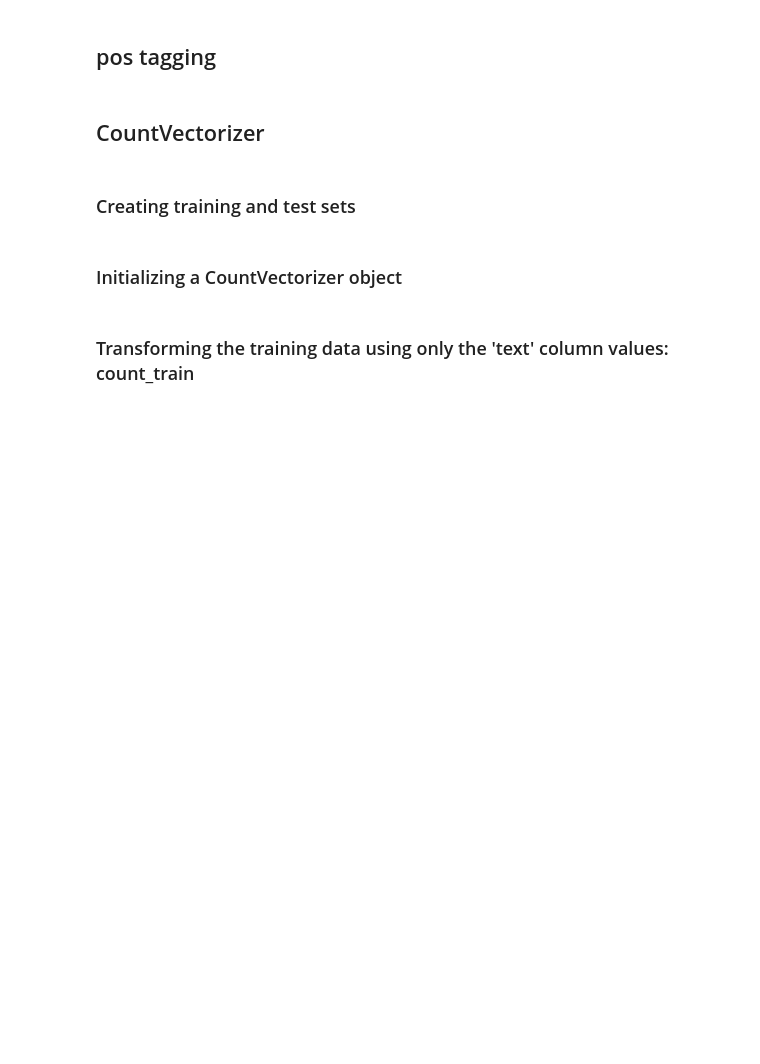
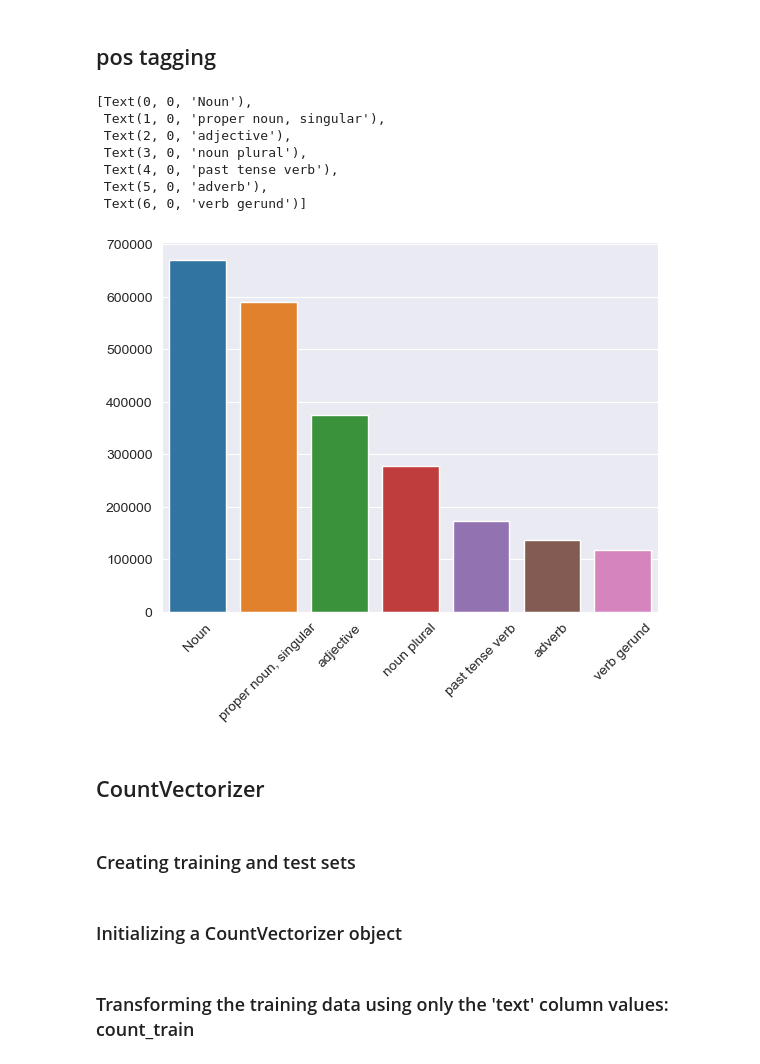
Before and after one commit to sajinamatya/Fake_news-classification, a Jupyter notebook: fake.ipynb, the cells around one changed output. Drawn from its saved outputs; the diff is of its cells as text; code cells hidden in the pictures; blank space fills up the shorter version.

```diff
--- a/fake.ipynb
+++ b/fake.ipynb
@@ -155,5 +167,25 @@ sns.barplot(x=y,y=x)
 # %% [markdown]
 ## pos tagging
+# %%
+from nltk import pos_tag
+tags= pos_tag(corpus1)
+tags=[x for l in tags for x in l]
+counter=Counter(tags)
+common_tags = counter.most_common(7)
+x = [tag[0] for tag in common_tags]
+y = [tag[1] for tag in common_tags]
+s = sns.barplot(x=x,y=y)
+s.set_xticklabels(['Noun', 'proper noun, singular', 'adjective', 'noun plural',
+                   'past tense verb', 'adverb', 'verb gerund'],rotation =45)
+# %% [output]
+[Text(0, 0, 'Noun'),
+ Text(1, 0, 'proper noun, singular'),
+ Text(2, 0, 'adjective'),
+ Text(3, 0, 'noun plural'),
+ Text(4, 0, 'past tense verb'),
+ Text(5, 0, 'adverb'),
+ Text(6, 0, 'verb gerund')]
+[figure, added]
 # %% [markdown]
 ## CountVectorizer
 # %% [markdown]
```
Also changed, not shown: parts of 17 cells of this notebook.
